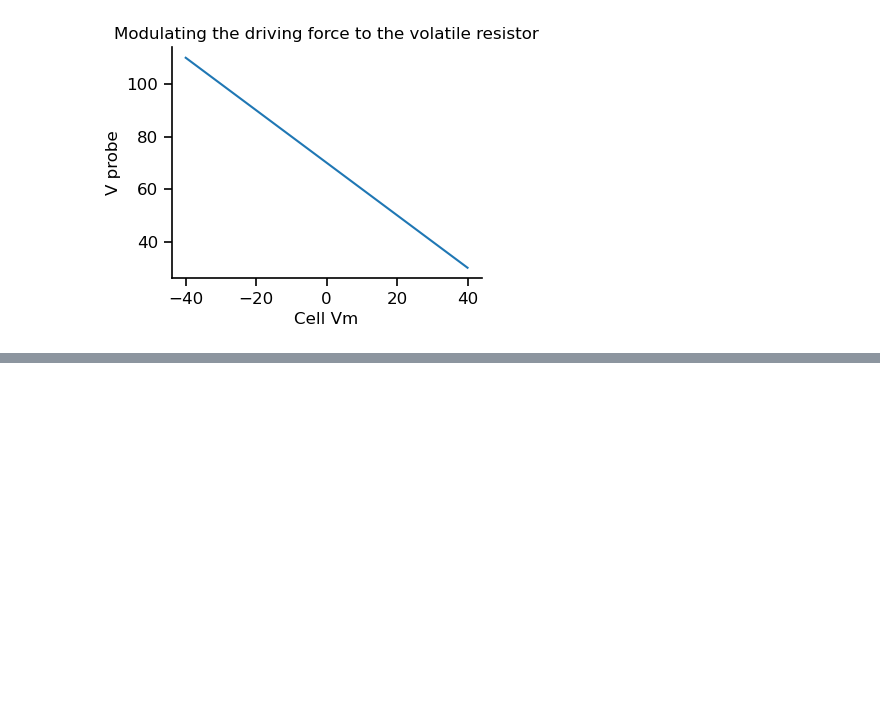
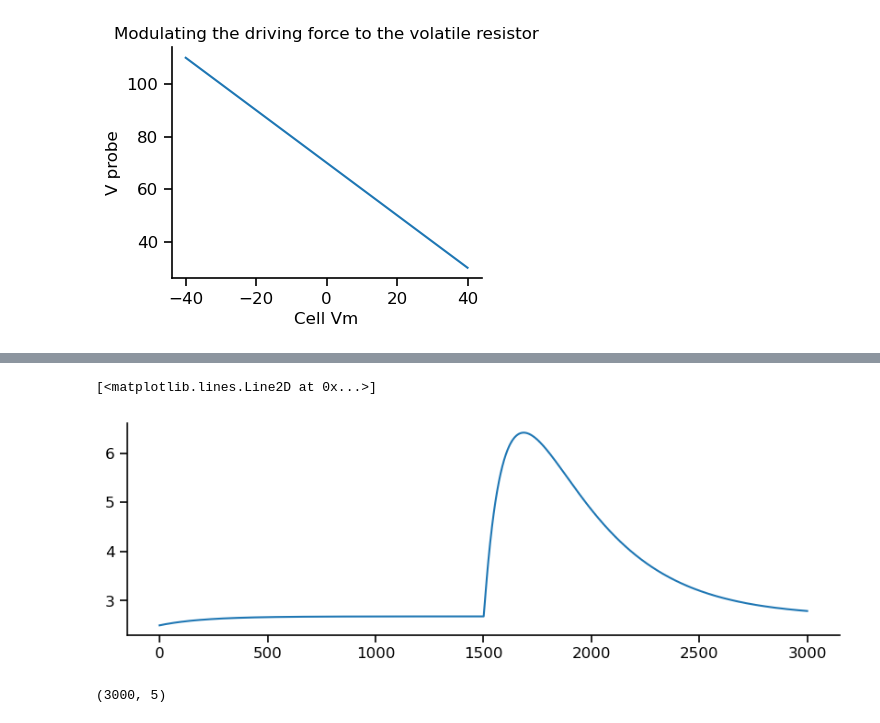
Before and after one commit to argalloni/Neuromorphic_simulations, a Jupyter notebook: Neuromorphic_NMDA.ipynb, the cells around one changed output, grey strips where cells are left out. Drawn from its saved outputs; the diff is of its cells as text; code cells hidden in the pictures; blank space fills up the shorter version.

```diff
--- a/Neuromorphic_NMDA.ipynb
+++ b/Neuromorphic_NMDA.ipynb
@@ -727,0 +753,9 @@ g
+# %%
+plt.plot(simulation_results['single_EPSPs'][:,3])
+# %% [output]
+[<matplotlib.lines.Line2D at 0x...>]
+[figure, added]
+# %%
+simulation_results['I_total'].shape
+# %% [output]
+(3000, 5)
```
Also changed, not shown: parts of 8 cells of this notebook.
